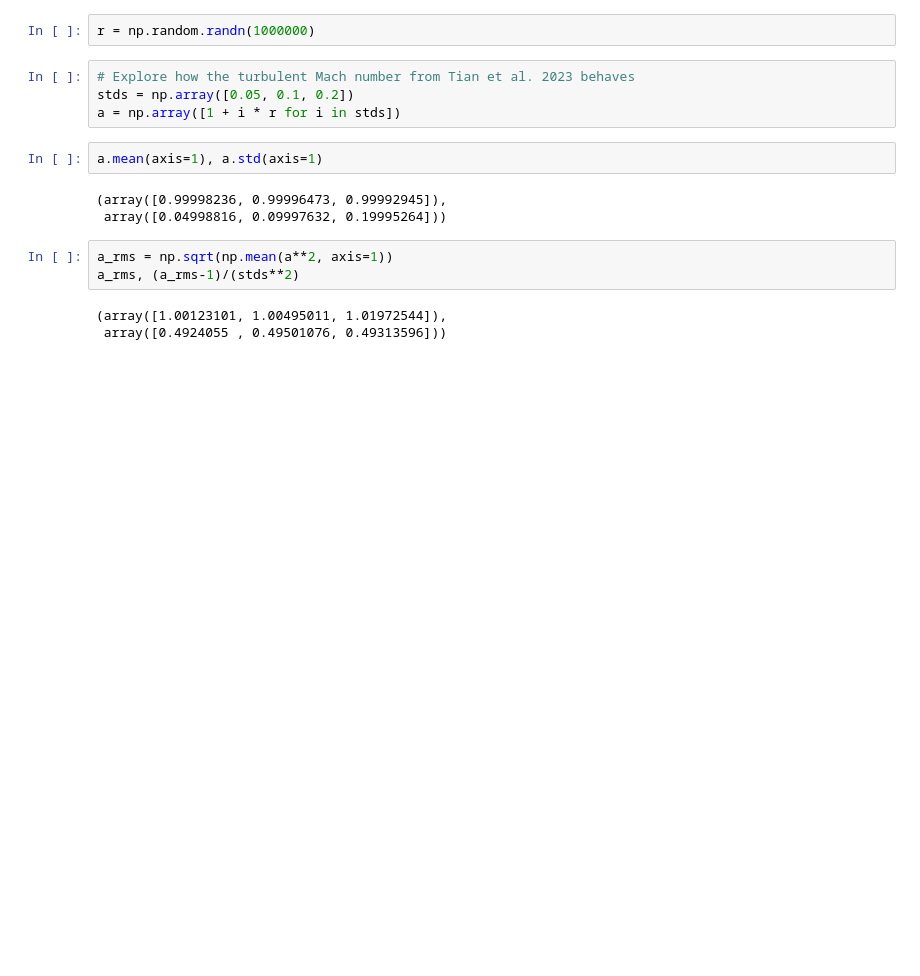
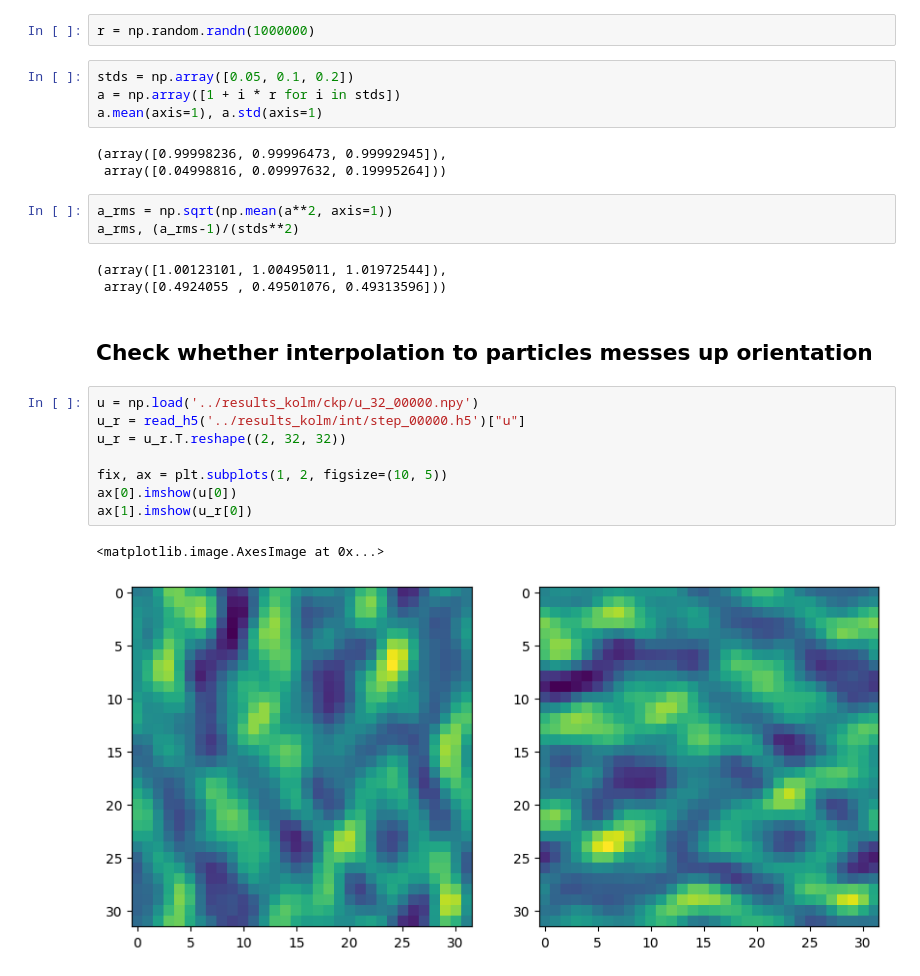
Before and after one commit to tumaer/ql-les-data, a Jupyter notebook: notebooks/pg.ipynb, the cells around one changed output. Cells and saved outputs as stored; diff of their text form; blank space fills up the shorter version.

```diff
--- a/notebooks/pg.ipynb
+++ b/notebooks/pg.ipynb
@@ -16,17 +10,28 @@ for l1 in range(1,4):
 # %%
 r = np.random.randn(1000000)
 # %%
-# Explore how the turbulent Mach number from Tian et al. 2023 behaves
 stds = np.array([0.05, 0.1, 0.2])
 a = np.array([1 + i * r for i in stds])
+a.mean(axis=1), a.std(axis=1)
+# %% [output]
+(array([0.99998236, 0.99996473, 0.99992945]),
+ array([0.04998816, 0.09997632, 0.19995264]))
-# %%
-a.mean(axis=1), a.std(axis=1)
-# %% [output]
-(array([0.99998236, 0.99996473, 0.99992945]),
- array([0.04998816, 0.09997632, 0.19995264]))
 # %%
 a_rms = np.sqrt(np.mean(a**2, axis=1))
 a_rms, (a_rms-1)/(stds**2)
 # %% [output]
 (array([1.00123101, 1.00495011, 1.01972544]),
  array([0.4924055 , 0.49501076, 0.49313596]))
+# %% [markdown]
+## Check whether interpolation to particles messes up orientation
+# %%
+u = np.load('../results_kolm/ckp/u_32_00000.npy')
+u_r = read_h5('../results_kolm/int/step_00000.h5')["u"]
+u_r = u_r.T.reshape((2, 32, 32))
+
+fix, ax = plt.subplots(1, 2, figsize=(10, 5))
+ax[0].imshow(u[0])
+ax[1].imshow(u_r[0])
+# %% [output]
+<matplotlib.image.AxesImage at 0x...>
+[figure, added]
```
Also changed, not shown: parts of 4 cells of this notebook, 14 other files.
